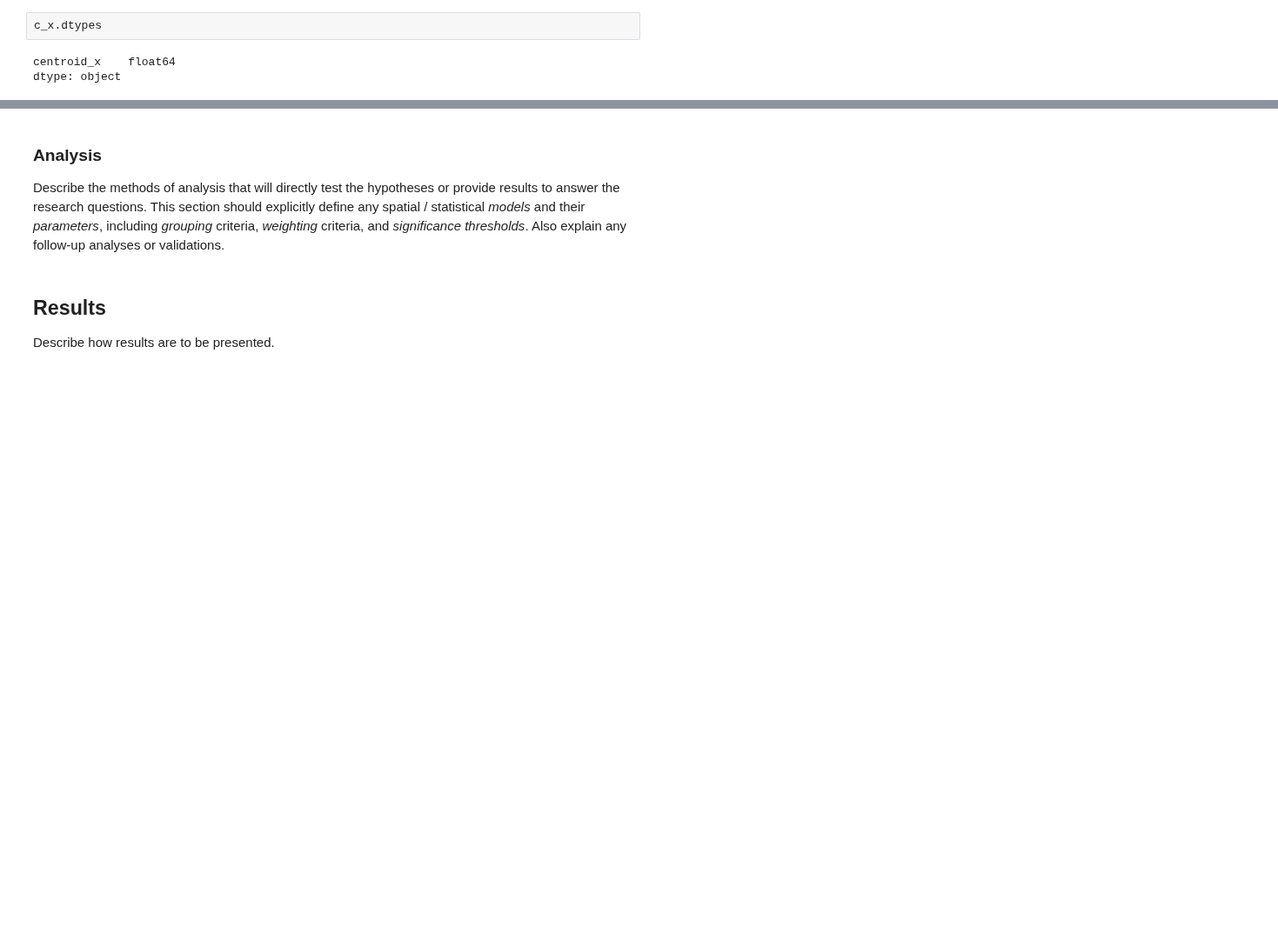
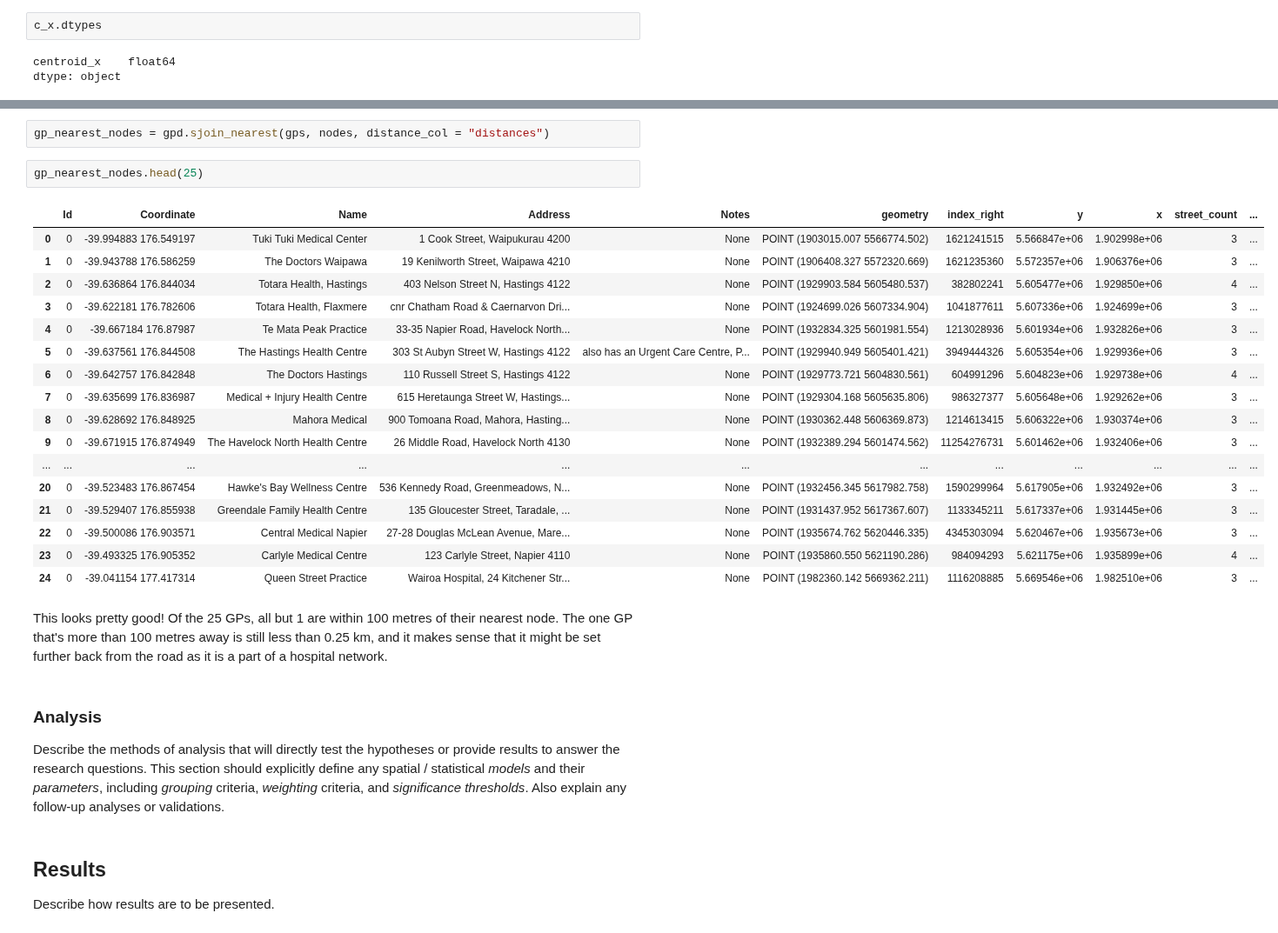
Before and after one commit to gsokolow/Flooding-and-Healthcare-2024, a Jupyter notebook: procedure/code/01-Jupyter_notebook.ipynb, the cells around one changed output, grey strips where cells are left out. Shown at 87% size. Saved outputs shown, nothing was run; the diff lists cells and outputs as text; blank space fills up the shorter version.

```diff
--- a/procedure/code/01-Jupyter_notebook.ipynb
+++ b/procedure/code/01-Jupyter_notebook.ipynb
@@ -495,3 +579,27 @@ sa1_c_road.tail()
+# %%
+gp_nearest_nodes = gpd.sjoin_nearest(gps, nodes, distance_col = "distances")
+# %%
+gp_nearest_nodes.head(25)
+# %% [output]
+|  | Id | Coordinate | Name | Address | Notes | geometry | index_right | y | x | street_count | ... |
+| 0 | 0 | -39.994883 176.549197 | Tuki Tuki Medical Center | 1 Cook Street, Waipukurau 4200 | None | POINT (1903015.007 5566774.502) | 1621241515 | 5.566847e+06 | 1.902998e+06 | 3 | ... |
+| 1 | 0 | -39.943788 176.586259 | The Doctors Waipawa | 19 Kenilworth Street, Waipawa 4210 | None | POINT (1906408.327 5572320.669) | 1621235360 | 5.572357e+06 | 1.906376e+06 | 3 | ... |
+| 2 | 0 | -39.636864 176.844034 | Totara Health, Hastings | 403 Nelson Street N, Hastings 4122 | None | POINT (1929903.584 5605480.537) | 382802241 | 5.605477e+06 | 1.929850e+06 | 4 | ... |
+| 3 | 0 | -39.622181 176.782606 | Totara Health, Flaxmere | cnr Chatham Road & Caernarvon Dri... | None | POINT (1924699.026 5607334.904) | 1041877611 | 5.607336e+06 | 1.924699e+06 | 3 | ... |
+| 4 | 0 | -39.667184 176.87987 | Te Mata Peak Practice | 33-35 Napier Road, Havelock North... | None | POINT (1932834.325 5601981.554) | 1213028936 | 5.601934e+06 | 1.932826e+06 | 3 | ... |
+| 5 | 0 | -39.637561 176.844508 | The Hastings Health Centre | 303 St Aubyn Street W, Hastings 4122 | also has an Urgent Care Centre, P... | POINT (1929940.949 5605401.421) | 3949444326 | 5.605354e+06 | 1.929936e+06 | 3 | ... |
+| 6 | 0 | -39.642757 176.842848 | The Doctors Hastings | 110 Russell Street S, Hastings 4122 | None | POINT (1929773.721 5604830.561) | 604991296 | 5.604823e+06 | 1.929738e+06 | 4 | ... |
+| 7 | 0 | -39.635699 176.836987 | Medical + Injury Health Centre | 615 Heretaunga Street W, Hastings... | None | POINT (1929304.168 5605635.806) | 986327377 | 5.605648e+06 | 1.929262e+06 | 3 | ... |
+| 8 | 0 | -39.628692 176.848925 | Mahora Medical | 900 Tomoana Road, Mahora, Hasting... | None | POINT (1930362.448 5606369.873) | 1214613415 | 5.606322e+06 | 1.930374e+06 | 3 | ... |
+| 9 | 0 | -39.671915 176.874949 | The Havelock North Health Centre | 26 Middle Road, Havelock North 4130 | None | POINT (1932389.294 5601474.562) | 11254276731 | 5.601462e+06 | 1.932406e+06 | 3 | ... |
+| ... | ... | ... | ... | ... | ... | ... | ... | ... | ... | ... | ... |
+| 20 | 0 | -39.523483 176.867454 | Hawke's Bay Wellness Centre | 536 Kennedy Road, Greenmeadows, N... | None | POINT (1932456.345 5617982.758) | 1590299964 | 5.617905e+06 | 1.932492e+06 | 3 | ... |
+| 21 | 0 | -39.529407 176.855938 | Greendale Family Health Centre | 135 Gloucester Street, Taradale, ... | None | POINT (1931437.952 5617367.607) | 1133345211 | 5.617337e+06 | 1.931445e+06 | 3 | ... |
+| 22 | 0 | -39.500086 176.903571 | Central Medical Napier | 27-28 Douglas McLean Avenue, Mare... | None | POINT (1935674.762 5620446.335) | 4345303094 | 5.620467e+06 | 1.935673e+06 | 3 | ... |
+| 23 | 0 | -39.493325 176.905352 | Carlyle Medical Centre | 123 Carlyle Street, Napier 4110 | None | POINT (1935860.550 5621190.286) | 984094293 | 5.621175e+06 | 1.935899e+06 | 4 | ... |
+| 24 | 0 | -39.041154 177.417314 | Queen Street Practice | Wairoa Hospital, 24 Kitchener Str... | None | POINT (1982360.142 5669362.211) | 1116208885 | 5.669546e+06 | 1.982510e+06 | 3 | ... |
+# %% [markdown]
+This looks pretty good! Of the 25 GPs, all but 1 are within 100 metres of their nearest node. The one GP that's more than 100 metres away is still less than 0.25 km, and it makes sense that it might be set further back from the road as it is a part of a hospital network.
 # %% [markdown]
 ### Analysis
 
```
Also changed, not shown: parts of 30 cells of this notebook.
